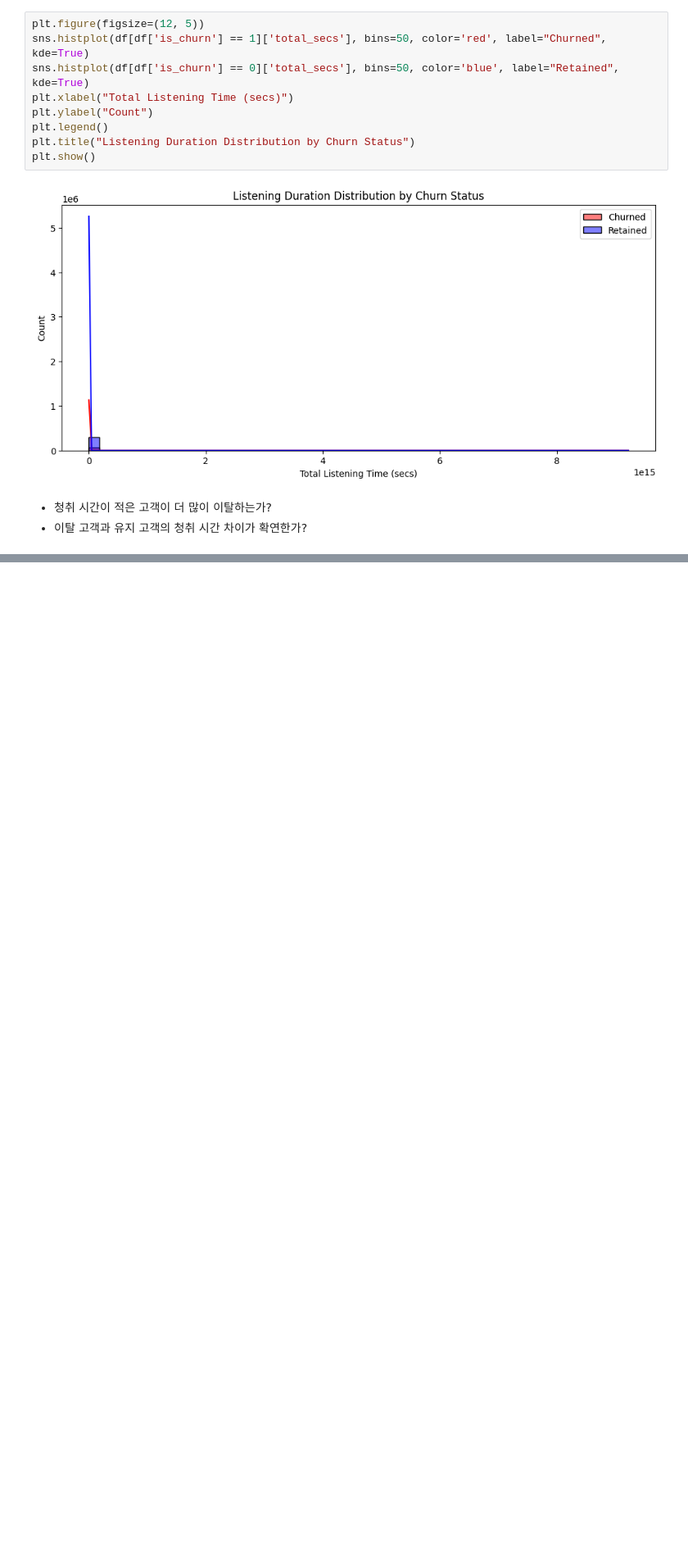
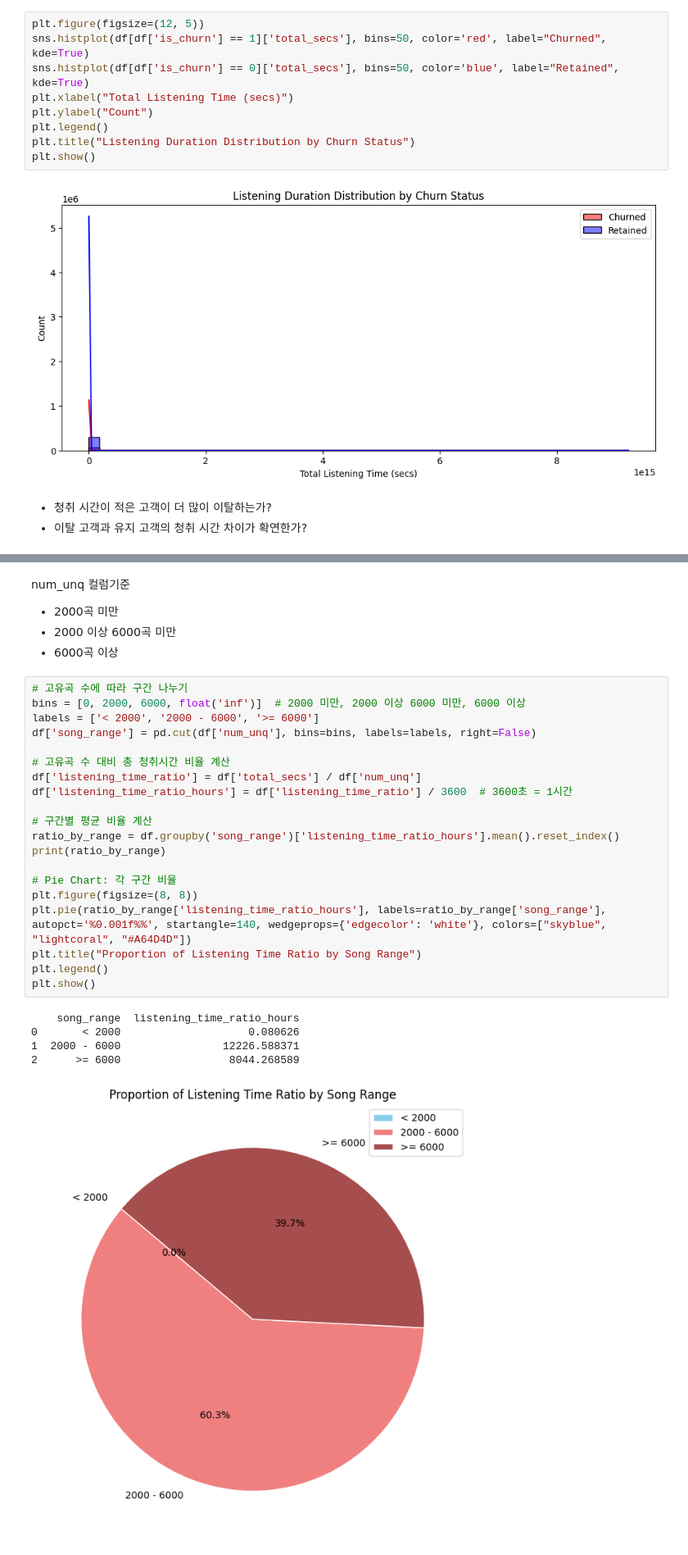
Before and after one commit to SKNETWORKS-FAMILY-AICAMP/SKN09-2nd-2Team, a Jupyter notebook: sungwon/final_EDA/sw-fina-EDA.ipynb, the cells around one changed output, grey strips where cells are left out. Shown at 82% size. Saved outputs shown, nothing was run; the diff lists cells and outputs as text; blank space fills up the shorter version.

```diff
--- a/sungwon/final_EDA/sw-fina-EDA.ipynb
+++ b/sungwon/final_EDA/sw-fina-EDA.ipynb
@@ -160,0 +221,31 @@ plt.show()
+# %% [markdown]
+num_unq 컬럼기준
+- 2000곡 미만
+- 2000 이상 6000곡 미만
+- 6000곡 이상
+# %%
+# 고유곡 수에 따라 구간 나누기
+bins = [0, 2000, 6000, float('inf')]  # 2000 미만, 2000 이상 6000 미만, 6000 이상
+labels = ['< 2000', '2000 - 6000', '>= 6000']
+df['song_range'] = pd.cut(df['num_unq'], bins=bins, labels=labels, right=False)
+
+# 고유곡 수 대비 총 청취시간 비율 계산
+df['listening_time_ratio'] = df['total_secs'] / df['num_unq']
+df['listening_time_ratio_hours'] = df['listening_time_ratio'] / 3600  # 3600초 = 1시간
+
+# 구간별 평균 비율 계산
+ratio_by_range = df.groupby('song_range')['listening_time_ratio_hours'].mean().reset_index()
+print(ratio_by_range)
+
+# Pie Chart: 각 구간 비율
+plt.figure(figsize=(8, 8))
+plt.pie(ratio_by_range['listening_time_ratio_hours'], labels=ratio_by_range['song_range'], autopct='%0.001f%%', startangle=140, wedgeprops={'edgecolor': 'white'}, colors=["skyblue", "lightcoral", "#A64D4D"])
+plt.title("Proportion of Listening Time Ratio by Song Range")
+plt.legend()
+plt.show()
+# %% [output]
+    song_range  listening_time_ratio_hours
+0       < 2000                    0.080626
+1  2000 - 6000                12226.588371
+2      >= 6000                 8044.268589
+[figure, added]
```
Also changed, not shown: parts of 17 cells of this notebook.
